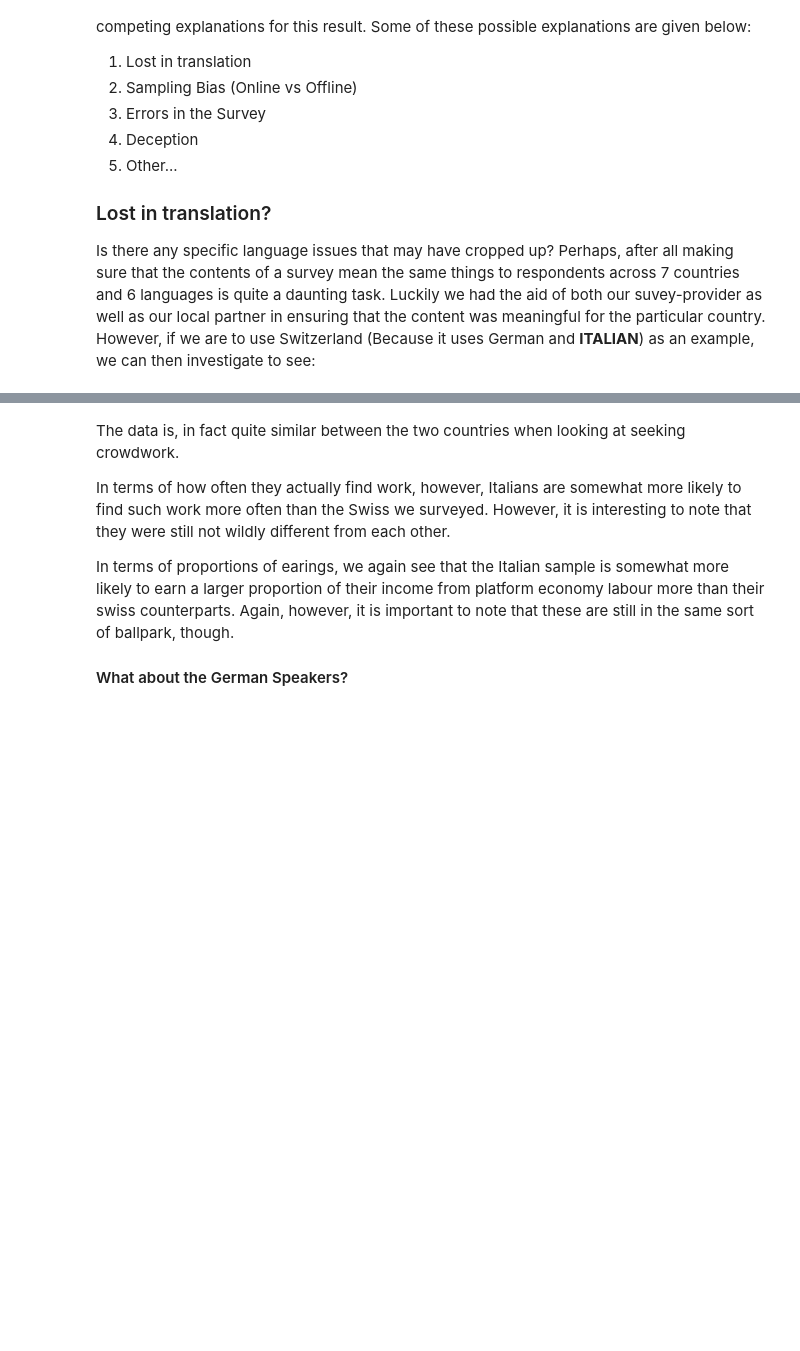
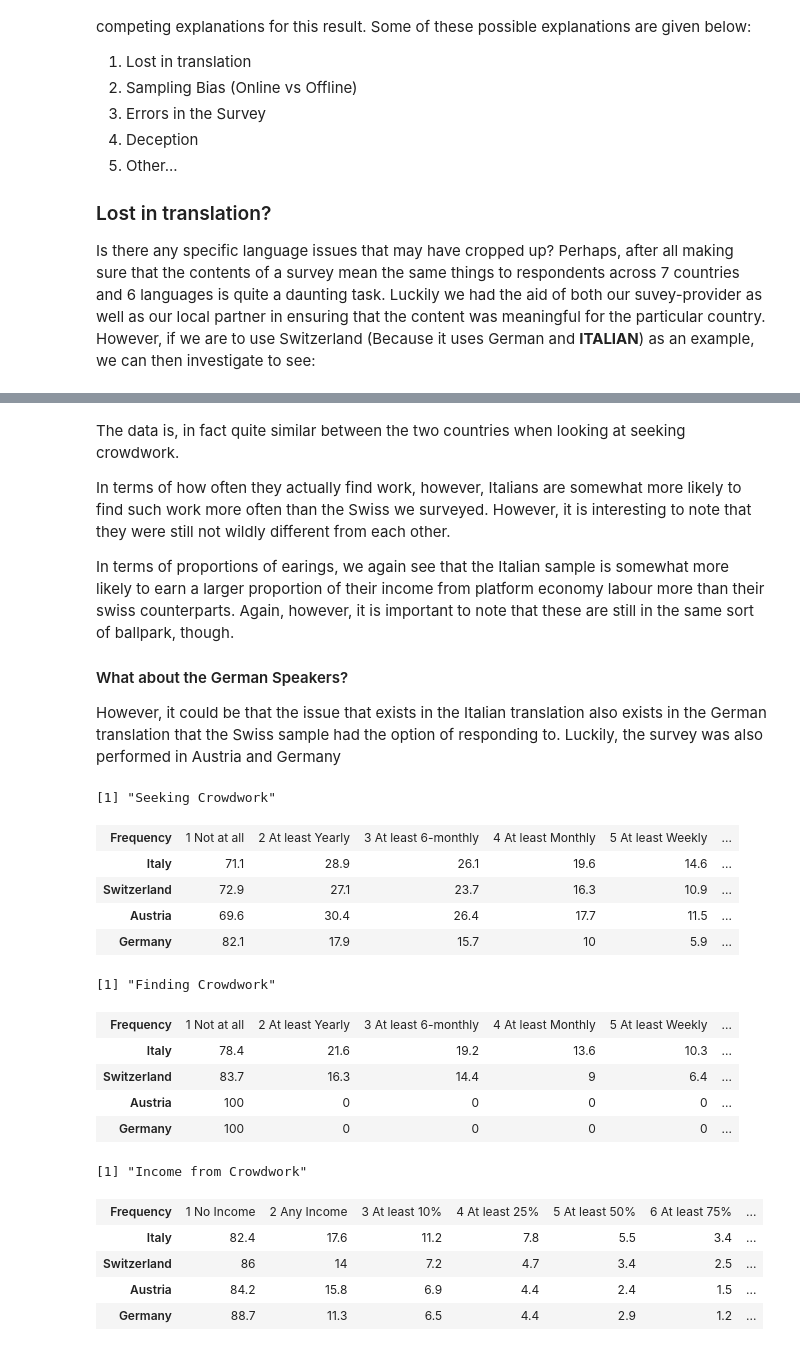
Before and after one commit to MikeyMoonBeam/test, a Jupyter notebook: Doom1.ipynb, the cells around one changed output, grey strips where cells are left out. Saved outputs shown, nothing was run; the diff lists cells and outputs as text; code cells hidden in the pictures; blank space fills up the shorter version.

```diff
--- a/Doom1.ipynb
+++ b/Doom1.ipynb
@@ -186,3 +194,40 @@ In terms of proportions of earings, we again see that the Italian sample is some
 Again, however, it is important to note that these are still in the same sort of ballpark, though.
 
 #### What about the German Speakers?
+
+However, it could be that the issue that exists in the Italian translation also exists in the German translation that the Swiss sample had the option of responding to. Luckily, the survey was also performed in Austria and Germany
+# %%
+
+CompareITCHATDESeek<-rbind(FrequencyList,Seeking("Italy"),Seeking("Switzerland"),Seeking("Austria"),Seeking("Germany"))
+rownames(CompareITCHATDESeek)<-c("Frequency","Italy","Switzerland","Austria","Germany")
+print("Seeking Crowdwork")
+CompareITCHATDESeek
+
+CompareITCHATDEFInd<-rbind(FrequencyList,Finding("Italy"),Finding("Switzerland"), Finding("Austria"), Finding("Germany"))
+rownames(CompareITCHATDEFInd)<-c("Frequency","Italy","Switzerland","Austria","Germany")
+print("Finding Crowdwork")
+CompareITCHATDEFInd
+
+CompareITCHATDEInc<-rbind(IncomeList,Income("Italy"),Income("Switzerland"), Income("Austria"),Income("Germany"))
+rownames(CompareITCHATDEInc)<-c("Frequency","Italy","Switzerland","Austria","Germany")
+print("Income from Crowdwork")
+CompareITCHATDEInc
+# %% [output]
+[1] "Seeking Crowdwork"
+| Frequency | 1 Not at all | 2 At least Yearly | 3 At least 6-monthly | 4 At least Monthly | 5 At least Weekly | ... |
+| Italy | 71.1 | 28.9 | 26.1 | 19.6 | 14.6 | ... |
+| Switzerland | 72.9 | 27.1 | 23.7 | 16.3 | 10.9 | ... |
+| Austria | 69.6 | 30.4 | 26.4 | 17.7 | 11.5 | ... |
+| Germany | 82.1 | 17.9 | 15.7 | 10 | 5.9 | ... |
+[1] "Finding Crowdwork"
+| Frequency | 1 Not at all | 2 At least Yearly | 3 At least 6-monthly | 4 At least Monthly | 5 At least Weekly | ... |
+| Italy | 78.4 | 21.6 | 19.2 | 13.6 | 10.3 | ... |
+| Switzerland | 83.7 | 16.3 | 14.4 | 9 | 6.4 | ... |
+| Austria | 100 | 0 | 0 | 0 | 0 | ... |
+| Germany | 100 | 0 | 0 | 0 | 0 | ... |
+[1] "Income from Crowdwork"
+| Frequency | 1 No Income | 2 Any Income | 3 At least 10% | 4 At least 25% | 5 At least 50% | 6 At least 75% | ... |
+| Italy | 82.4 | 17.6 | 11.2 | 7.8 | 5.5 | 3.4 | ... |
+| Switzerland | 86 | 14 | 7.2 | 4.7 | 3.4 | 2.5 | ... |
+| Austria | 84.2 | 15.8 | 6.9 | 4.4 | 2.4 | 1.5 | ... |
+| Germany | 88.7 | 11.3 | 6.5 | 4.4 | 2.9 | 1.2 | ... |
```
Also changed, not shown: parts of 3 cells of this notebook.
